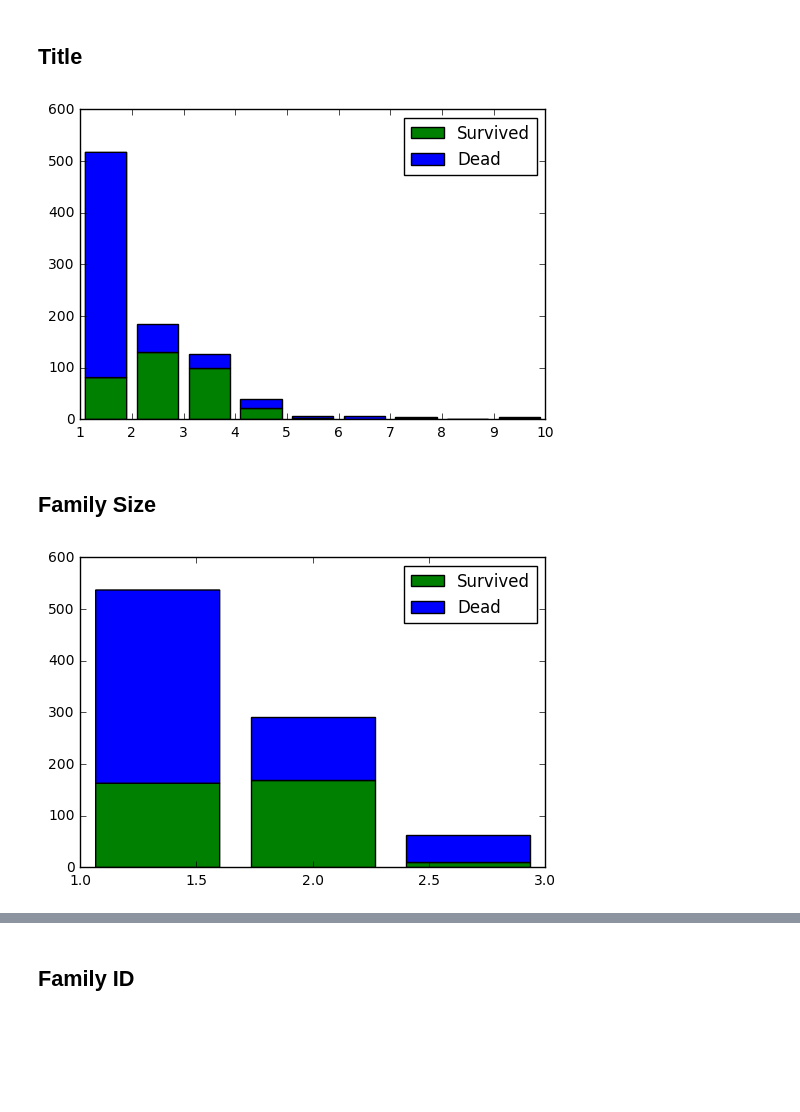
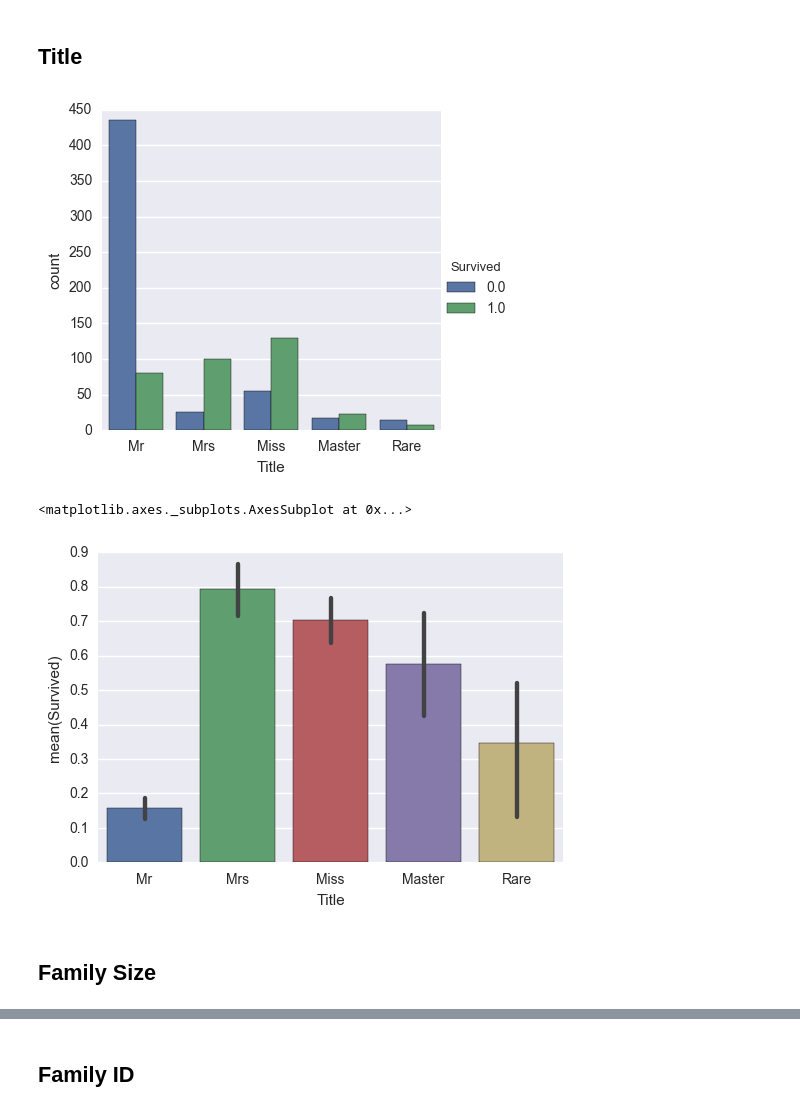
Before and after one commit to codingpotato/Kaggle, a Jupyter notebook: Titanic/Titanic.ipynb, the cells around one changed output, grey strips where cells are left out. Saved outputs shown, nothing was run; the diff lists cells and outputs as text; code cells hidden in the pictures; blank space fills up the shorter version.

Commit message:
Add seaborn plot

```diff
--- a/Titanic/Titanic.ipynb
+++ b/Titanic/Titanic.ipynb
@@ -8,6 +6,7 @@ from matplotlib import pyplot as plt
 # %%
 train_data = pd.read_csv('train.csv')
 test_data = pd.read_csv('test.csv')
+train_length = train_data.index.size
 data = pd.concat([train_data, test_data])
 data.info()
 # %% [output]
@@ -40,11 +36,18 @@ features = pd.DataFrame()
 # %% [markdown]
 ## Title
-# %%
-title_map = {"Mr": 1, "Miss": 2, "Mrs": 3, "Master": 4, "Dr": 5, "Rev": 6, "Major": 7, "Col": 7,
-             "Mlle": 2, "Mme": 3,"Don": 9,"Dona": 9, "Lady": 10, "the Countess": 10, "Jonkheer": 10,
-             "Sir": 9, "Capt": 7, "Ms": 2}
-features['Title'] = data.Name.map(lambda name: title_map[name.split('.')[0].split(',')[1].strip()])
-plt_hist_for_feature('Title')
-# %% [output]
-[figure, removed]
+# %%
+data['Title'] = data.Name.map(lambda name: name.split('.')[0].split(',')[1].strip())
+data['Title'] = data.Title.map({'Mr' : 'Mr', 'Miss' : 'Miss', 'Mrs' : 'Mrs', 'Master' : 'Master',
+                                "Dr" : 'Rare', "Rev" : 'Rare', "Major" : 'Rare', "Col" : 'Rare',
+                                'Mlle' : 'Miss', 'Mme' : 'Mrs', 'Don' : 'Rare', "Dona" : 'Rare',
+                                'Lady' : 'Rare', 'the Countess' : 'Rare', 'Jonkheer' : 'Rare',
+                                'Sir' : 'Rare', 'Capt' : 'Rare', 'Ms' : 'Miss'})
+data['TitleFeature'] = pd.factorize(data.Title)[0]
+sns.factorplot(x = 'Title', hue = 'Survived', data = data[:train_length], kind = 'count')
+plt.show()
+sns.barplot(x = 'Title', y = 'Survived', data = data[:train_length])
+# %% [output]
+[figure, added]
+<matplotlib.axes._subplots.AxesSubplot at 0x...>
+[figure, added]
 # %%
@@ -54,10 +55,2 @@ if has_name_length:
 # %% [markdown]
 ## Family Size
-# %%
-data['FamilySize'] = data.Parch + data.SibSp + 1
-features['Parch'] = data.Parch
-features['SibSp'] = data.SibSp
-features['FamilySizeType'] = pd.cut(data.FamilySize, bins = [0, 1, 4, 20], labels = [1, 2, 3])
-plt_hist_for_feature('FamilySizeType')
-# %% [output]
-[figure, removed]
```
Also changed, not shown: parts of 6 cells of this notebook.
